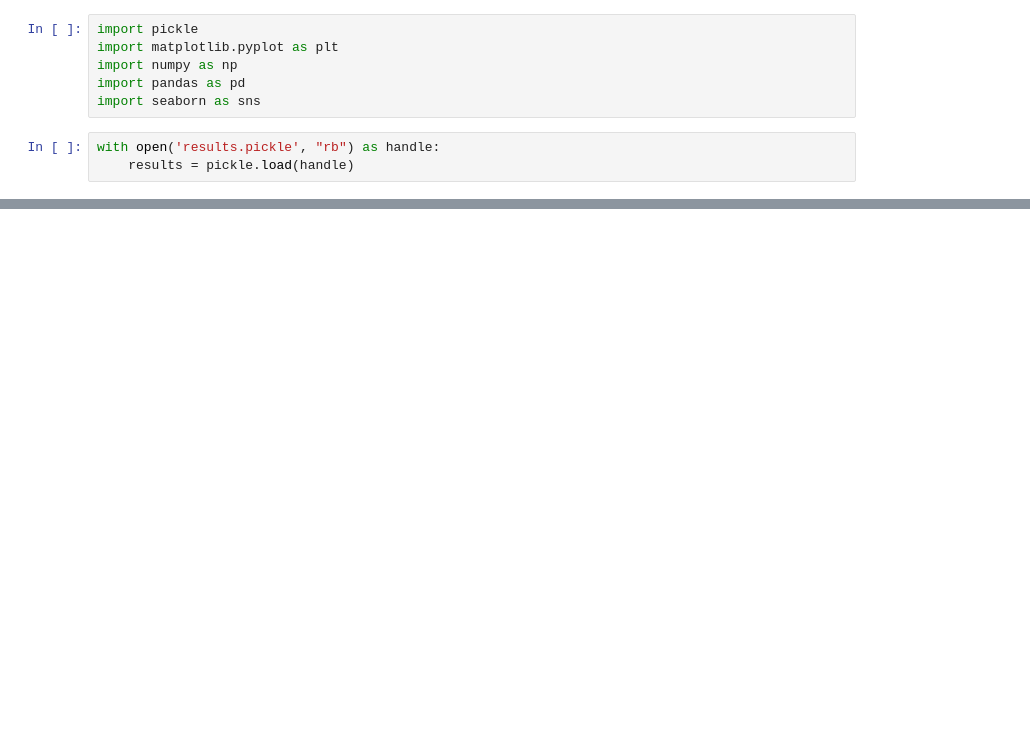
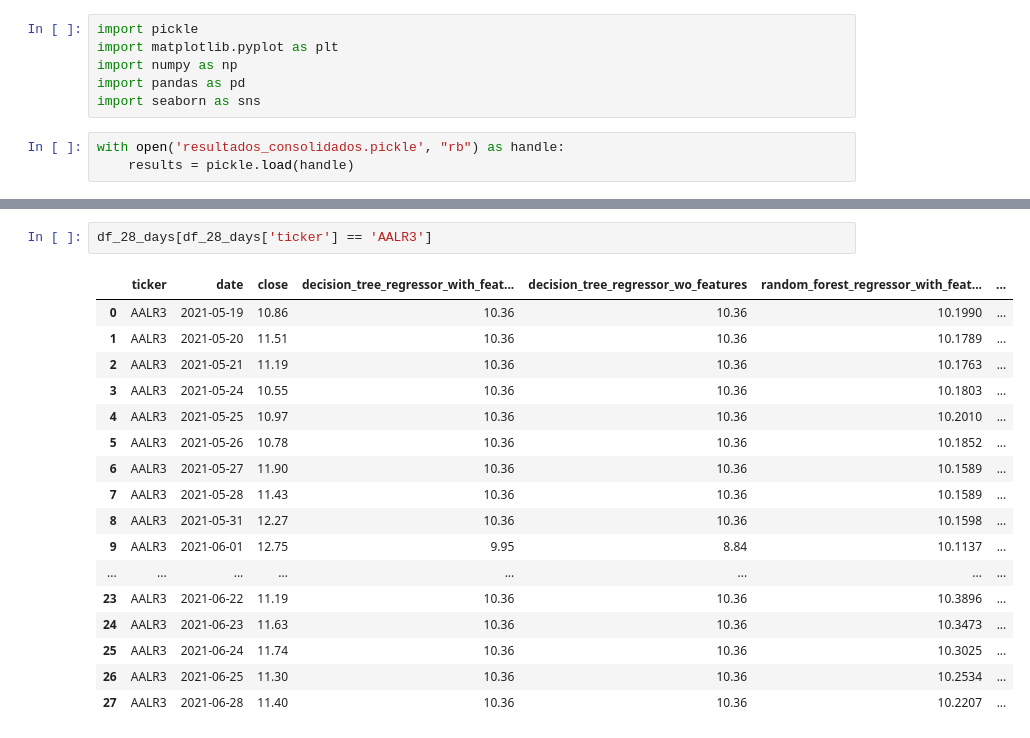
Before and after one commit to brunno-oliveira/b3-invest, a Jupyter notebook: notebook/plot_graphs.ipynb, the cells around one changed output, grey strips where cells are left out. Cells and saved outputs as stored; diff of their text form; blank space fills up the shorter version.

```diff
--- a/notebook/plot_graphs.ipynb
+++ b/notebook/plot_graphs.ipynb
@@ -5,5 +5,5 @@ import numpy as np
 import pandas as pd
 import seaborn as sns
 # %%
-with open('results.pickle', "rb") as handle:
+with open('resultados_consolidados.pickle', "rb") as handle:
     results = pickle.load(handle)
@@ -92,0 +249,20 @@ ax.plot(results['random_forest_regressor']['wo_features']['28_days']['predicted'
+# %%
+df_28_days[df_28_days['ticker'] == 'AALR3']
+# %% [output]
+|  | ticker | date | close | decision_tree_regressor_with_feat... | decision_tree_regressor_wo_features | random_forest_regressor_with_feat... | ... |
+| 0 | AALR3 | 2021-05-19 | 10.86 | 10.36 | 10.36 | 10.1990 | ... |
+| 1 | AALR3 | 2021-05-20 | 11.51 | 10.36 | 10.36 | 10.1789 | ... |
+| 2 | AALR3 | 2021-05-21 | 11.19 | 10.36 | 10.36 | 10.1763 | ... |
+| 3 | AALR3 | 2021-05-24 | 10.55 | 10.36 | 10.36 | 10.1803 | ... |
+| 4 | AALR3 | 2021-05-25 | 10.97 | 10.36 | 10.36 | 10.2010 | ... |
+| 5 | AALR3 | 2021-05-26 | 10.78 | 10.36 | 10.36 | 10.1852 | ... |
+| 6 | AALR3 | 2021-05-27 | 11.90 | 10.36 | 10.36 | 10.1589 | ... |
+| 7 | AALR3 | 2021-05-28 | 11.43 | 10.36 | 10.36 | 10.1589 | ... |
+| 8 | AALR3 | 2021-05-31 | 12.27 | 10.36 | 10.36 | 10.1598 | ... |
+| 9 | AALR3 | 2021-06-01 | 12.75 | 9.95 | 8.84 | 10.1137 | ... |
+| ... | ... | ... | ... | ... | ... | ... | ... |
+| 23 | AALR3 | 2021-06-22 | 11.19 | 10.36 | 10.36 | 10.3896 | ... |
+| 24 | AALR3 | 2021-06-23 | 11.63 | 10.36 | 10.36 | 10.3473 | ... |
+| 25 | AALR3 | 2021-06-24 | 11.74 | 10.36 | 10.36 | 10.3025 | ... |
+| 26 | AALR3 | 2021-06-25 | 11.30 | 10.36 | 10.36 | 10.2534 | ... |
+| 27 | AALR3 | 2021-06-28 | 11.40 | 10.36 | 10.36 | 10.2207 | ... |
```
Also changed, not shown: parts of 17 cells of this notebook.
